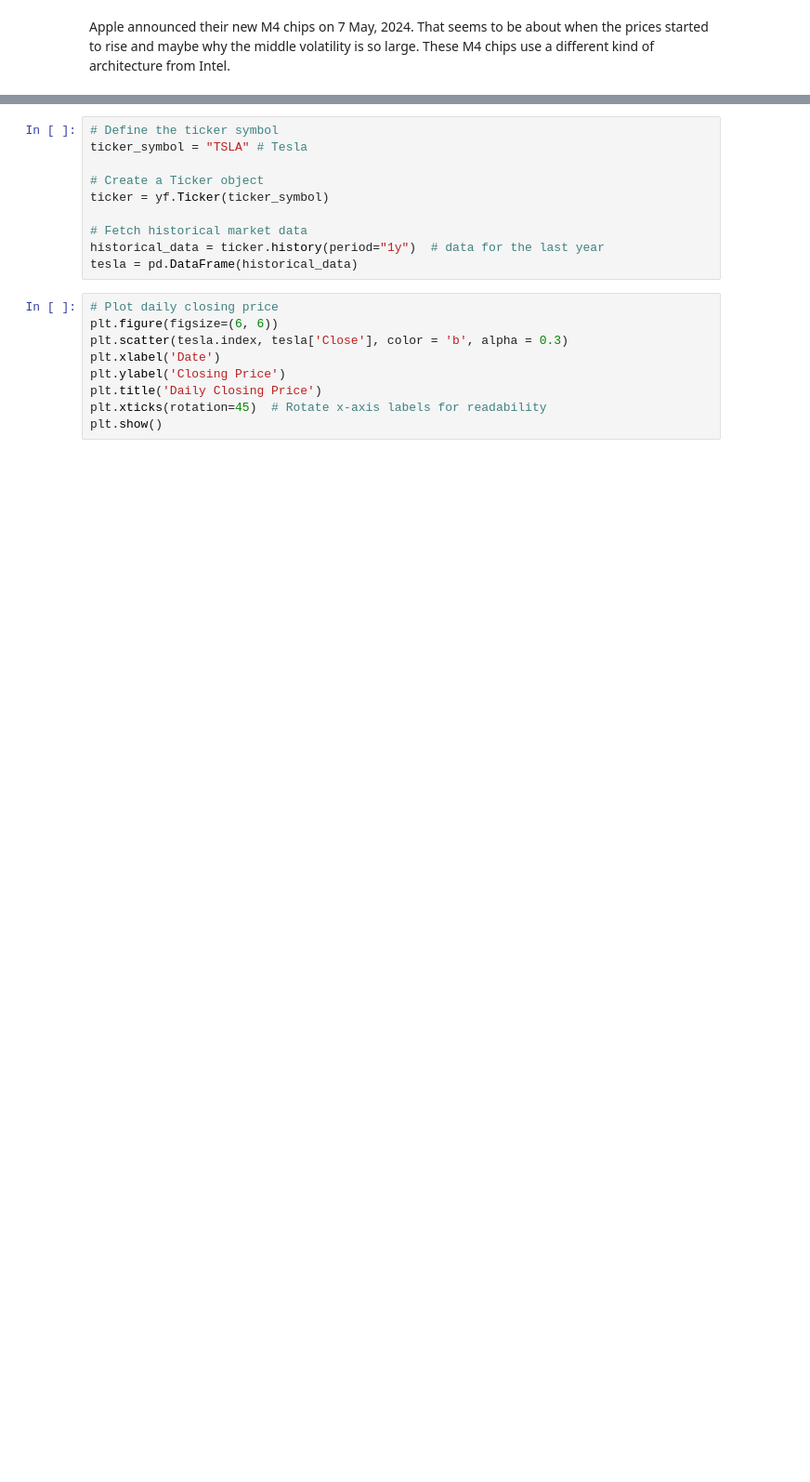
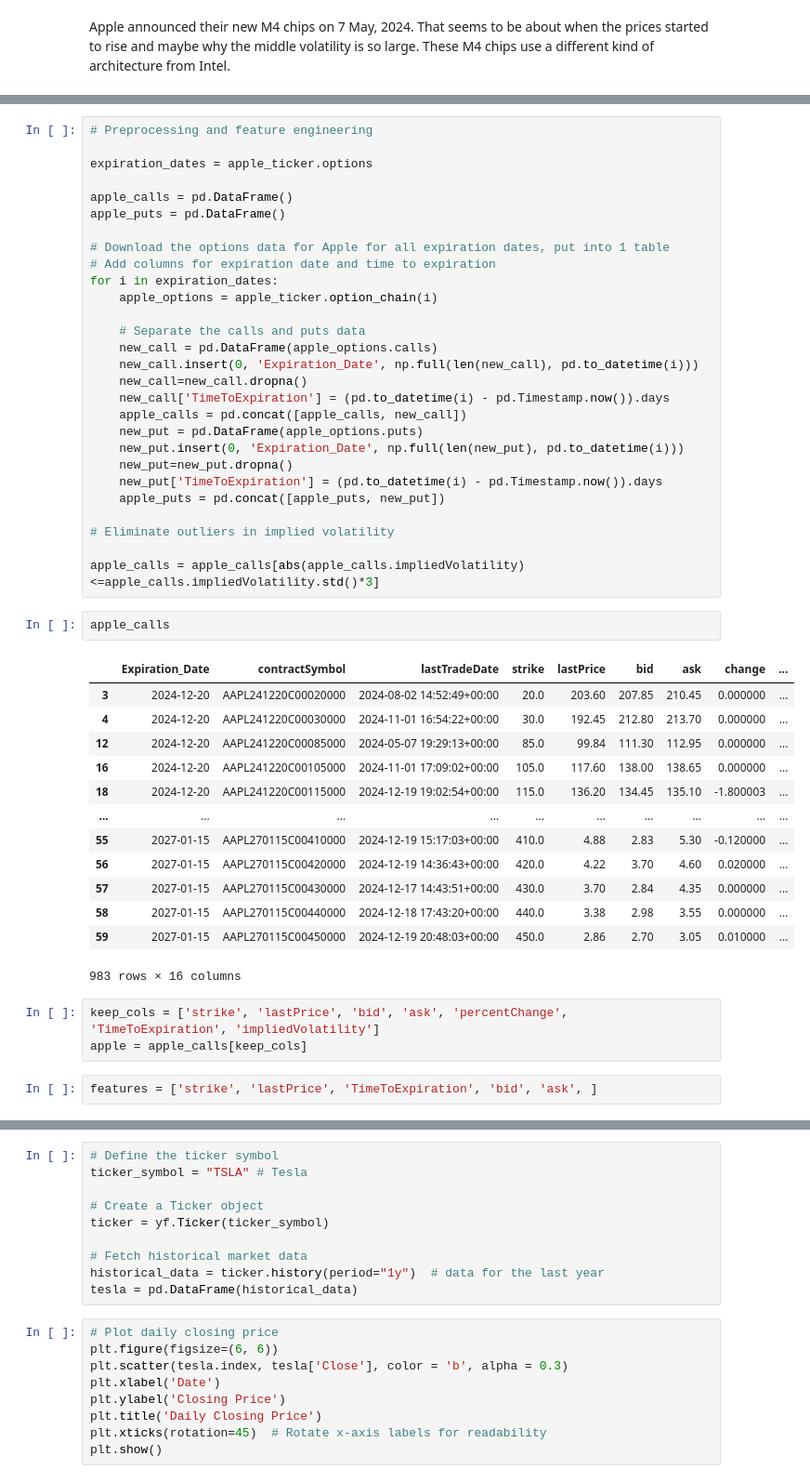
Before and after one commit to sunscorched/OptionsPricing, a Jupyter notebook: options_pricing.ipynb, the cells around one changed output, grey strips where cells are left out. Shown at 93% size. Cells and saved outputs as stored; diff of their text form; blank space fills up the shorter version.

```diff
--- a/options_pricing.ipynb
+++ b/options_pricing.ipynb
@@ -150,0 +147,49 @@ plt.show()
+# %%
+# Preprocessing and feature engineering
+
+expiration_dates = apple_ticker.options
+
+apple_calls = pd.DataFrame()
+apple_puts = pd.DataFrame()
+
+# Download the options data for Apple for all expiration dates, put into 1 table
+# Add columns for expiration date and time to expiration
+for i in expiration_dates:
+    apple_options = apple_ticker.option_chain(i)
+
+    # Separate the calls and puts data
+    new_call = pd.DataFrame(apple_options.calls)
+    new_call.insert(0, 'Expiration_Date', np.full(len(new_call), pd.to_datetime(i)))
+    new_call=new_call.dropna()
+    new_call['TimeToExpiration'] = (pd.to_datetime(i) - pd.Timestamp.now()).days
+    apple_calls = pd.concat([apple_calls, new_call])
+    new_put = pd.DataFrame(apple_options.puts)
+    new_put.insert(0, 'Expiration_Date', np.full(len(new_put), pd.to_datetime(i)))
+    new_put=new_put.dropna()
+    new_put['TimeToExpiration'] = (pd.to_datetime(i) - pd.Timestamp.now()).days
+    apple_puts = pd.concat([apple_puts, new_put])
+
+# Eliminate outliers in implied volatility
+
+apple_calls = apple_calls[abs(apple_calls.impliedVolatility)<=apple_calls.impliedVolatility.std()*3]
+# %%
+apple_calls
+# %% [output]
+|  | Expiration_Date | contractSymbol | lastTradeDate | strike | lastPrice | bid | ask | change | ... |
+| 3 | 2024-12-20 | AAPL241220C00020000 | 2024-08-02 14:52:49+00:00 | 20.0 | 203.60 | 207.85 | 210.45 | 0.000000 | ... |
+| 4 | 2024-12-20 | AAPL241220C00030000 | 2024-11-01 16:54:22+00:00 | 30.0 | 192.45 | 212.80 | 213.70 | 0.000000 | ... |
+| 12 | 2024-12-20 | AAPL241220C00085000 | 2024-05-07 19:29:13+00:00 | 85.0 | 99.84 | 111.30 | 112.95 | 0.000000 | ... |
+| 16 | 2024-12-20 | AAPL241220C00105000 | 2024-11-01 17:09:02+00:00 | 105.0 | 117.60 | 138.00 | 138.65 | 0.000000 | ... |
+| 18 | 2024-12-20 | AAPL241220C00115000 | 2024-12-19 19:02:54+00:00 | 115.0 | 136.20 | 134.45 | 135.10 | -1.800003 | ... |
+| ... | ... | ... | ... | ... | ... | ... | ... | ... | ... |
+| 55 | 2027-01-15 | AAPL270115C00410000 | 2024-12-19 15:17:03+00:00 | 410.0 | 4.88 | 2.83 | 5.30 | -0.120000 | ... |
+| 56 | 2027-01-15 | AAPL270115C00420000 | 2024-12-19 14:36:43+00:00 | 420.0 | 4.22 | 3.70 | 4.60 | 0.020000 | ... |
+| 57 | 2027-01-15 | AAPL270115C00430000 | 2024-12-17 14:43:51+00:00 | 430.0 | 3.70 | 2.84 | 4.35 | 0.000000 | ... |
+| 58 | 2027-01-15 | AAPL270115C00440000 | 2024-12-18 17:43:20+00:00 | 440.0 | 3.38 | 2.98 | 3.55 | 0.000000 | ... |
+| 59 | 2027-01-15 | AAPL270115C00450000 | 2024-12-19 20:48:03+00:00 | 450.0 | 2.86 | 2.70 | 3.05 | 0.010000 | ... |
+983 rows × 16 columns
+# %%
+keep_cols = ['strike', 'lastPrice', 'bid', 'ask', 'percentChange', 'TimeToExpiration', 'impliedVolatility']
+apple = apple_calls[keep_cols]
+# %%
+features = ['strike', 'lastPrice', 'TimeToExpiration', 'bid', 'ask', ]
```
Also changed, not shown: parts of 14 cells of this notebook.
